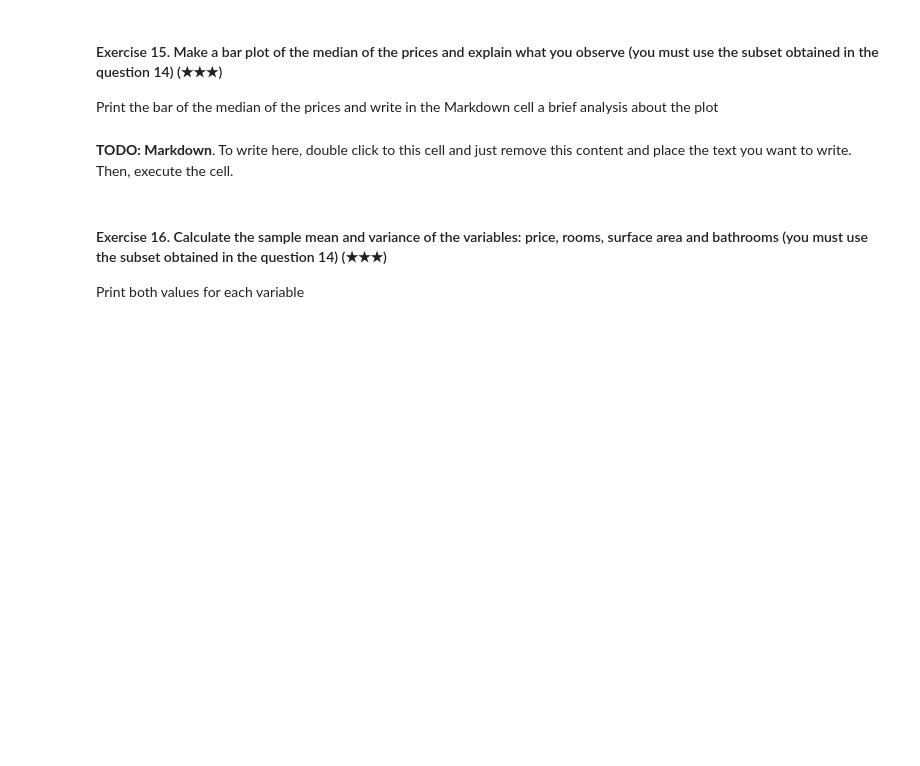
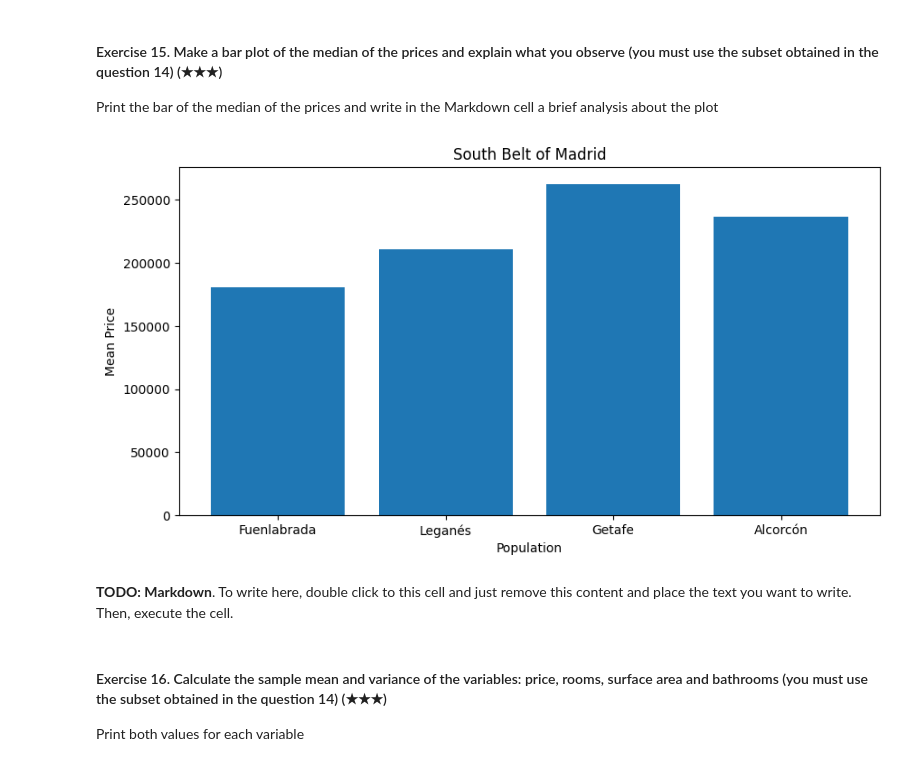
Before and after one commit to xatisba/realestate-datacleanup-exercise, a Jupyter notebook: project.ipynb, the cells around one changed output. Drawn from its saved outputs; the diff is of its cells as text; code cells hidden in the pictures; blank space fills up the shorter version.

```diff
--- a/project.ipynb
+++ b/project.ipynb
@@ -163,4 +320,8 @@ Print both the population and the number of houses
 
 Hint: Filter the original DataFrame using the column `level5` and the function `isin`
 # %%
-# TODO
+populations_list = ["Fuenlabrada", "Leganés", "Getafe", "Alcorcón"]
+
+ds_southbelt = ds_clean[ds_clean["population"].isin(populations_list)]
+
+ds_southbelt
@@ -169,7 +344,26 @@ Hint: Filter the original DataFrame using the column `level5` and the function `
 
 Print the bar of the median of the prices and write in the Markdown cell a brief analysis about the plot
 # %%
-# TODO: Code
+# populations_list = ['Fuenlabrada', 'Leganés', 'Getafe', 'Alcorcón']
+
+def get_mean_southbelt(col):
+    values = []
+
+    for n in populations_list:
+        ds_aux = ds_southbelt[ds_southbelt['population'] == n]
+        values.append(round(ds_aux[col].mean(), 3))
+    return values
+
+plt.figure(figsize = (10, 5))
+
+plt.bar(populations_list, get_mean_southbelt('price'))
+
+plt.title("South Belt of Madrid")
+plt.xlabel("Population")
+plt.ylabel("Mean Price")
+plt.show()
+# %% [output]
+[figure, added]
 # %% [markdown]
 **TODO: Markdown**. To write here, double click to this cell and just remove this content and place the text you want to write. Then, execute the cell.
 # %% [markdown]
```
Also changed, not shown: parts of 28 cells of this notebook.
